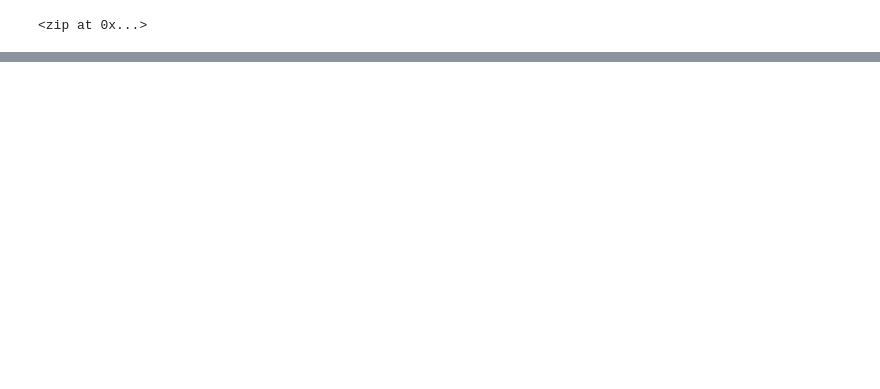
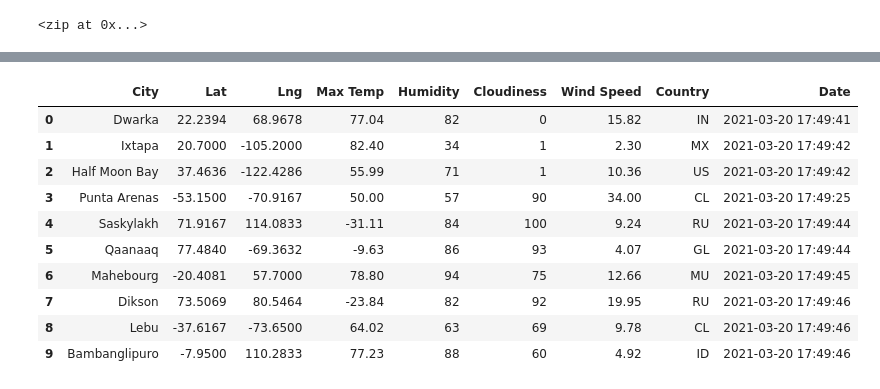
Before and after one commit to snkty8/World_Weather_Analysis, a Jupyter notebook: WeatherPy.ipynb, the cells around one changed output, grey strips where cells are left out. Cells and saved outputs as stored; diff of their text form; code cells hidden in the pictures; blank space fills up the shorter version.

```diff
--- a/WeatherPy.ipynb
+++ b/WeatherPy.ipynb
@@ -30,0 +45,4 @@ NameError: name 'citipy' is not defined
+# %%
+# Starting URL for Weather Map API Call.
+url = "http://api.openweathermap.org/data/2.5/weather?units=Imperial&APPID=" + weather_api_key
+print(url)
@@ -30,0 +127,5 @@ NameError: name 'citipy' is not defined
+# %%
+# Create an endpoint URL for a city.
+city_url = url + "&q=" + "Boston"
+city_weather = requests.get(city_url)
+city_weather.json()
@@ -30,0 +272,16 @@ NameError: name 'citipy' is not defined
+# %%
+# Convert the array of dictionaries to a Pandas DataFrame.
+city_data_df = pd.DataFrame(city_data)
+city_data_df.head(10)
+# %% [output]
+|  | City | Lat | Lng | Max Temp | Humidity | Cloudiness | Wind Speed | Country | Date |
+| 0 | Dwarka | 22.2394 | 68.9678 | 77.04 | 82 | 0 | 15.82 | IN | 2021-03-20 17:49:41 |
+| 1 | Ixtapa | 20.7000 | -105.2000 | 82.40 | 34 | 1 | 2.30 | MX | 2021-03-20 17:49:42 |
+| 2 | Half Moon Bay | 37.4636 | -122.4286 | 55.99 | 71 | 1 | 10.36 | US | 2021-03-20 17:49:42 |
+| 3 | Punta Arenas | -53.1500 | -70.9167 | 50.00 | 57 | 90 | 34.00 | CL | 2021-03-20 17:49:25 |
+| 4 | Saskylakh | 71.9167 | 114.0833 | -31.11 | 84 | 100 | 9.24 | RU | 2021-03-20 17:49:44 |
+| 5 | Qaanaaq | 77.4840 | -69.3632 | -9.63 | 86 | 93 | 4.07 | GL | 2021-03-20 17:49:44 |
+| 6 | Mahebourg | -20.4081 | 57.7000 | 78.80 | 94 | 75 | 12.66 | MU | 2021-03-20 17:49:45 |
+| 7 | Dikson | 73.5069 | 80.5464 | -23.84 | 82 | 92 | 19.95 | RU | 2021-03-20 17:49:46 |
+| 8 | Lebu | -37.6167 | -73.6500 | 64.02 | 63 | 69 | 9.78 | CL | 2021-03-20 17:49:46 |
+| 9 | Bambanglipuro | -7.9500 | 110.2833 | 77.23 | 88 | 60 | 4.92 | ID | 2021-03-20 17:49:46 |
```
Also changed, not shown: parts of 25 cells of this notebook, 1 other file.
